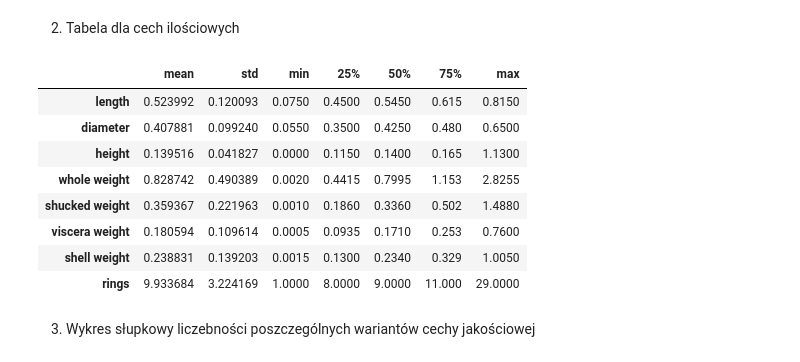
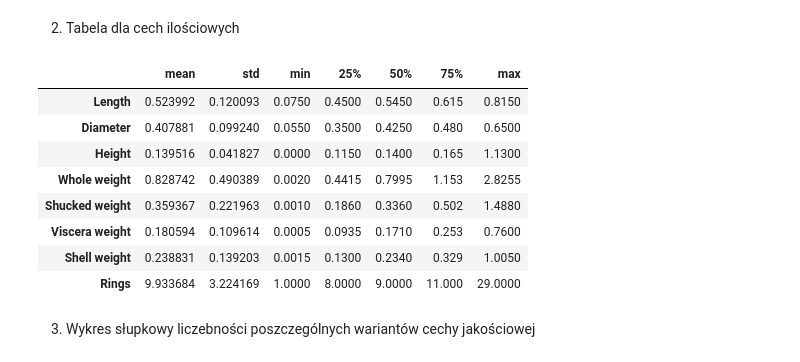
Before and after one commit to oskarkurczewski/ok_dl_zad4, a Jupyter notebook: analysis.ipynb, the cells around one changed output. Cells and saved outputs as stored; diff of their text form; code cells hidden in the pictures.

```diff
--- a/analysis.ipynb
+++ b/analysis.ipynb
@@ -23,9 +23,9 @@ Wersja pakietu matplotlib: 3.5.0
 # %% [markdown]
 **Importowanie danych z pliku csv oraz nadanie nazw kolumnom**
 # %%
-col_names = ['sex', 'length', 'diameter',
-            'height', 'whole weight', 'shucked weight',
-            'viscera weight', 'shell weight', 'rings']
+col_names = ['Sex', 'Length', 'Diameter',
+            'Height', 'Whole weight', 'Shucked weight',
+            'Viscera weight', 'Shell weight', 'Rings']
 
 data = pd.read_csv('data.csv', names=col_names)
 # %% [markdown]
@@ -50,33 +50,35 @@ display(output_qualitative)
 # %% [markdown]
 2. Tabela dla cech ilościowych
 # %%
-length = data['length']
+length = data['Length']
 
-mean_values = data.loc[:, data.columns != 'sex'].mean()
-std_values = data.loc[:, data.columns != 'sex'].std()
-min_values = data.loc[:, data.columns != 'sex'].min()
-first_quartile = data.loc[:, data.columns != 'sex'].quantile(0.25)
-median = data.loc[:, data.columns != 'sex'].quantile(0.5)
-third_quartile = data.loc[:, data.columns != 'sex'].quantile(0.75)
-max_values = data.loc[:, data.columns != 'sex'].max()
+mean_values = data.loc[:, data.columns != 'Sex'].mean()
+std_values = data.loc[:, data.columns != 'Sex'].std()
+min_values = data.loc[:, data.columns != 'Sex'].min()
+first_quartile = data.loc[:, data.columns != 'Sex'].quantile(0.25)
+median = data.loc[:, data.columns != 'Sex'].quantile(0.5)
+third_quartile = data.loc[:, data.columns != 'Sex'].quantile(0.75)
+max_values = data.loc[:, data.columns != 'Sex'].max()
 
 
-output_quantitative = pd.concat([mean_values, std_values, min_values, first_quartile,
-                                 median, third_quartile, max_values], axis=1)
+output_quantitative = pd.concat(
+    [mean_values, std_values, min_values, first_quartile,
+    median, third_quartile, max_values], axis=1)
 
-output_quantitative.columns = ['mean', 'std', 'min', '25%', '50%', '75%', 'max']
+output_quantitative.columns = ['mean', 'std', 'min', '25%',
+                               '50%', '75%', 'max']
 
 display(output_quantitative)
 # %% [output]
 |  | mean | std | min | 25% | 50% | 75% | max |
-| length | 0.523992 | 0.120093 | 0.0750 | 0.4500 | 0.5450 | 0.615 | 0.8150 |
-| diameter | 0.407881 | 0.099240 | 0.0550 | 0.3500 | 0.4250 | 0.480 | 0.6500 |
-| height | 0.139516 | 0.041827 | 0.0000 | 0.1150 | 0.1400 | 0.165 | 1.1300 |
-| whole weight | 0.828742 | 0.490389 | 0.0020 | 0.4415 | 0.7995 | 1.153 | 2.8255 |
-| shucked weight | 0.359367 | 0.221963 | 0.0010 | 0.1860 | 0.3360 | 0.502 | 1.4880 |
-| viscera weight | 0.180594 | 0.109614 | 0.0005 | 0.0935 | 0.1710 | 0.253 | 0.7600 |
-| shell weight | 0.238831 | 0.139203 | 0.0015 | 0.1300 | 0.2340 | 0.329 | 1.0050 |
-| rings | 9.933684 | 3.224169 | 1.0000 | 8.0000 | 9.0000 | 11.000 | 29.0000 |
+| Length | 0.523992 | 0.120093 | 0.0750 | 0.4500 | 0.5450 | 0.615 | 0.8150 |
+| Diameter | 0.407881 | 0.099240 | 0.0550 | 0.3500 | 0.4250 | 0.480 | 0.6500 |
+| Height | 0.139516 | 0.041827 | 0.0000 | 0.1150 | 0.1400 | 0.165 | 1.1300 |
+| Whole weight | 0.828742 | 0.490389 | 0.0020 | 0.4415 | 0.7995 | 1.153 | 2.8255 |
+| Shucked weight | 0.359367 | 0.221963 | 0.0010 | 0.1860 | 0.3360 | 0.502 | 1.4880 |
+| Viscera weight | 0.180594 | 0.109614 | 0.0005 | 0.0935 | 0.1710 | 0.253 | 0.7600 |
+| Shell weight | 0.238831 | 0.139203 | 0.0015 | 0.1300 | 0.2340 | 0.329 | 1.0050 |
+| Rings | 9.933684 | 3.224169 | 1.0000 | 8.0000 | 9.0000 | 11.000 | 29.0000 |
 # %% [markdown]
 3. Wykres słupkowy liczebności poszczególnych wariantów cechy jakościowej
 # %%
```
Also changed, not shown: parts of 8 cells of this notebook.
